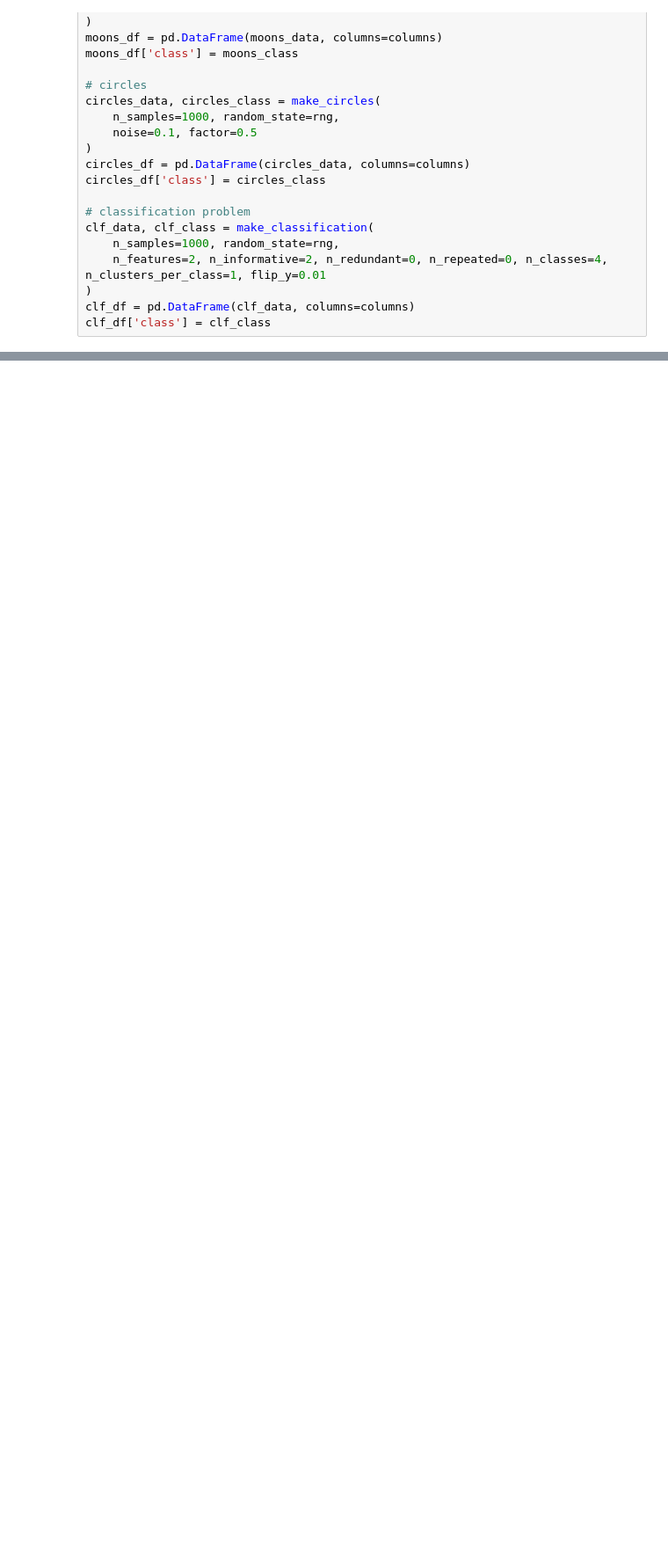
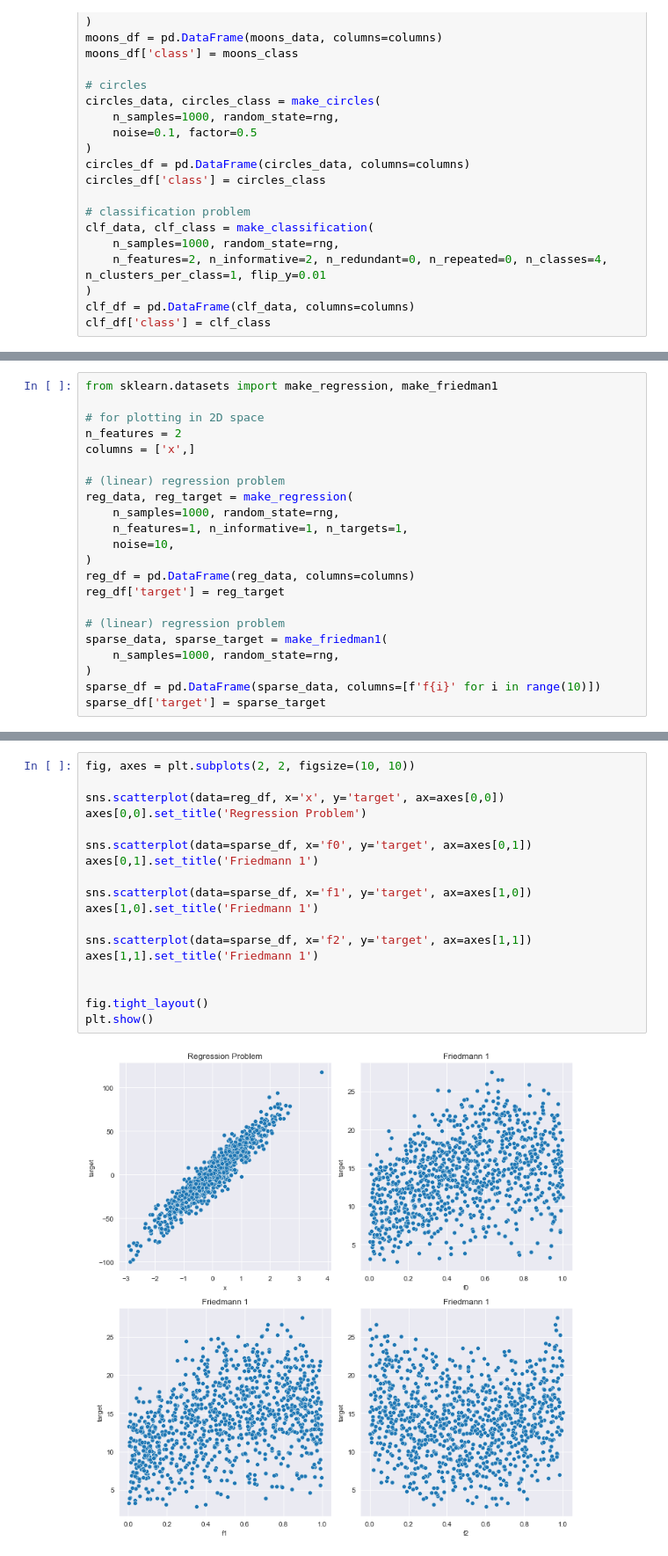
Before and after one commit to DimitriMisiak/Kaggle-Projects, a Jupyter notebook: toy-models/generated_datasets.ipynb, the cells around one changed output, grey strips where cells are left out. Shown at 88% size. Drawn from its saved outputs; the diff is of its cells as text; blank space fills up the shorter version.

Commit message:
Added generated toy datasets for regression problem

```diff
--- a/toy-models/generated_datasets.ipynb
+++ b/toy-models/generated_datasets.ipynb
@@ -75,0 +78,22 @@ plt.show()
+# %%
+from sklearn.datasets import make_regression, make_friedman1
+
+# for plotting in 2D space
+n_features = 2
+columns = ['x',]
+
+# (linear) regression problem
+reg_data, reg_target = make_regression(
+    n_samples=1000, random_state=rng,
+    n_features=1, n_informative=1, n_targets=1,
+    noise=10,
+)
+reg_df = pd.DataFrame(reg_data, columns=columns)
+reg_df['target'] = reg_target
+
+# (linear) regression problem
+sparse_data, sparse_target = make_friedman1(
+    n_samples=1000, random_state=rng,
+)
+sparse_df = pd.DataFrame(sparse_data, columns=[f'f{i}' for i in range(10)])
+sparse_df['target'] = sparse_target
@@ -75,0 +109,20 @@ plt.show()
+# %%
+fig, axes = plt.subplots(2, 2, figsize=(10, 10))
+
+sns.scatterplot(data=reg_df, x='x', y='target', ax=axes[0,0])
+axes[0,0].set_title('Regression Problem')
+
+sns.scatterplot(data=sparse_df, x='f0', y='target', ax=axes[0,1])
+axes[0,1].set_title('Friedmann 1')
+
+sns.scatterplot(data=sparse_df, x='f1', y='target', ax=axes[1,0])
+axes[1,0].set_title('Friedmann 1')
+
+sns.scatterplot(data=sparse_df, x='f2', y='target', ax=axes[1,1])
+axes[1,1].set_title('Friedmann 1')
+
+
+fig.tight_layout()
+plt.show()
+# %% [output]
+[figure, added]
```
Also changed, not shown: parts of 3 cells of this notebook.
